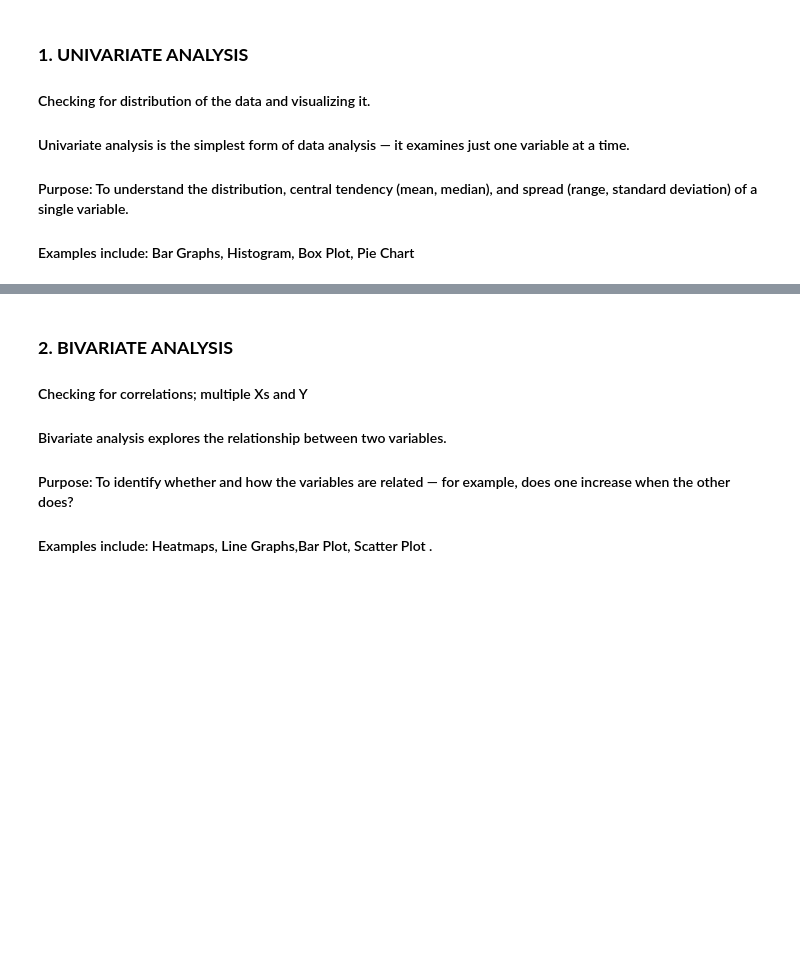
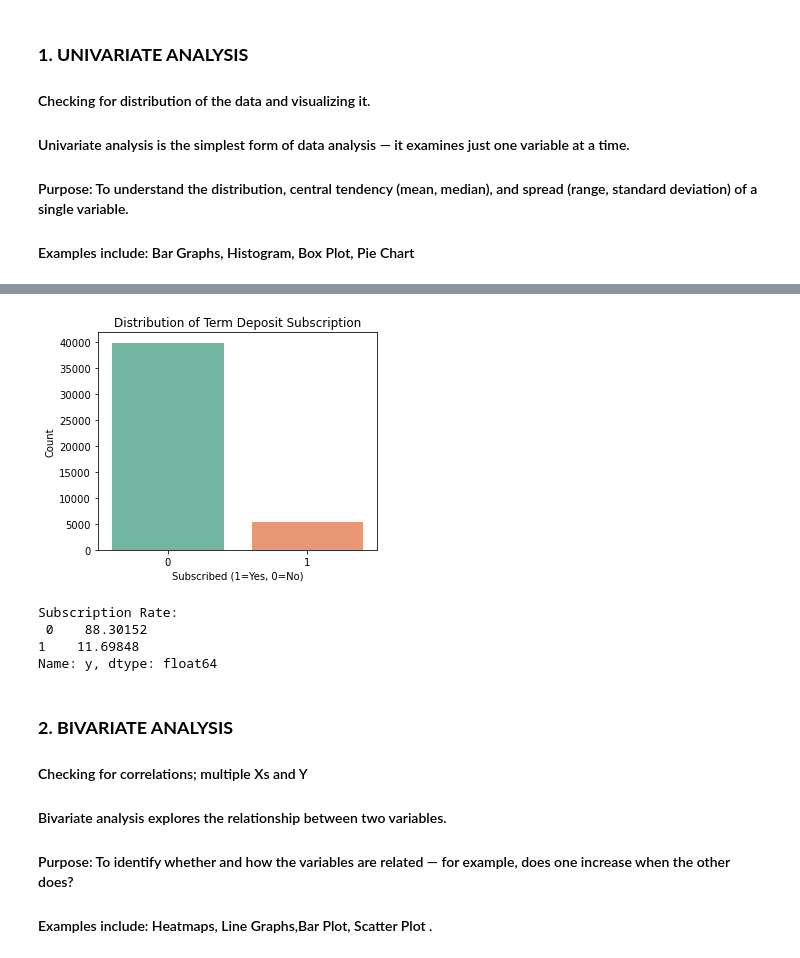
Before and after one commit to FGithaiga/BANK_MARKETING, a Jupyter notebook: index.ipynb, the cells around one changed output, grey strips where cells are left out. Saved outputs shown, nothing was run; the diff lists cells and outputs as text; code cells hidden in the pictures; blank space fills up the shorter version.

```diff
--- a/index.ipynb
+++ b/index.ipynb
@@ -64,0 +67,3 @@ memory usage: 1.4+ MB
+# %%
+# Combine features and target
+df = pd.concat([X, y], axis=1)
@@ -79,3 +206,20 @@ Data Visualization is the process of creating charts, graphs, and maps that turn
+# %%
+plt.figure(figsize=(5, 4))
+sns.countplot(x='y', data=df, palette='Set2')
+plt.title('Distribution of Term Deposit Subscription')
+plt.xlabel('Subscribed (1=Yes, 0=No)')
+plt.ylabel('Count')
+plt.show()
+
+# Percentage
+percent = df['y'].value_counts(normalize=True) * 100
+print("Subscription Rate:\n", percent)
+# %% [output]
+[figure, added]
+Subscription Rate:
+ 0    88.30152
+1    11.69848
+Name: y, dtype: float64
 # %% [markdown]
 ### **2. BIVARIATE ANALYSIS**
 #### Checking for correlations; multiple Xs and Y
```
Also changed, not shown: parts of 25 cells of this notebook.
